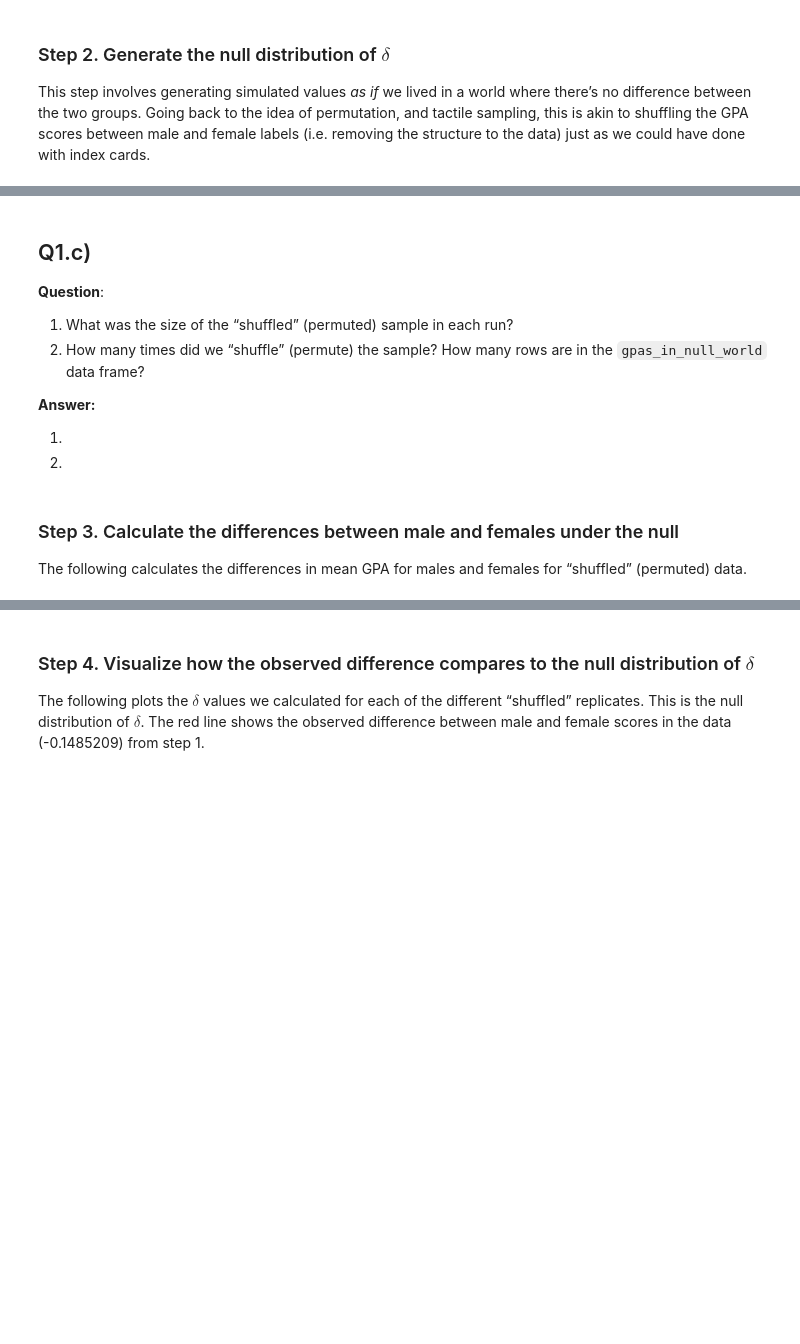
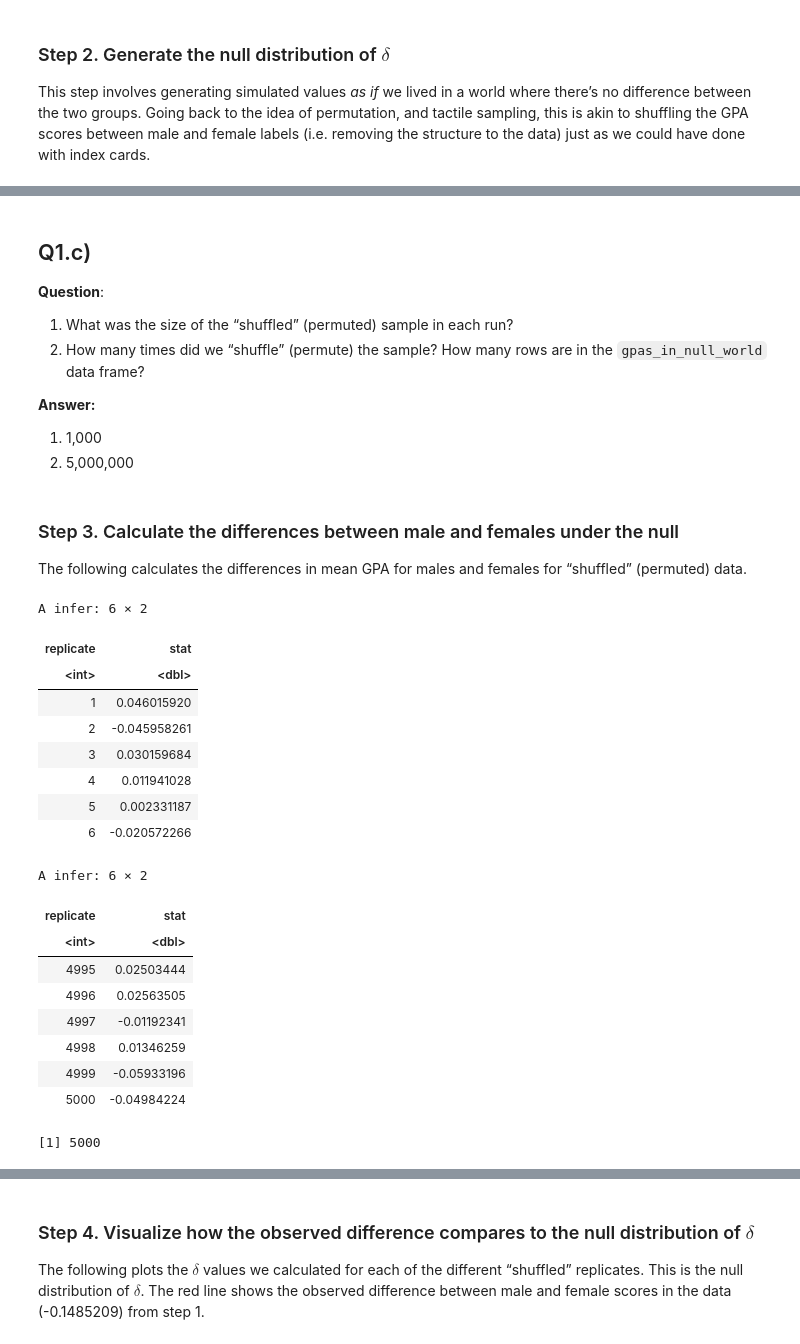
Before and after one commit to UNC-DATA-730/unit-9-assignment-setiadha-unc, a Jupyter notebook: agungsetiadha-assignment9.ipynb, the cells around one changed output, grey strips where cells are left out. Drawn from its saved outputs; the diff is of its cells as text; code cells hidden in the pictures; blank space fills up the shorter version.

```diff
--- a/agungsetiadha-assignment9.ipynb
+++ b/agungsetiadha-assignment9.ipynb
@@ -160,8 +175,8 @@ gpas_in_null_world |> head()
 
 **Answer:**
 
-1.
-2.
+1. 1,000
+2. 5,000,000
 # %% [markdown]
 ### Step 3. Calculate the differences between male and females under the null
 
@@ -170,9 +185,30 @@ females for “shuffled” (permuted) data.
 # %%
 gpa_diff_under_null = gpas_in_null_world |>
   calculate(stat = "diff in means", order = c("Female", "Male"))
 
-gpa_diff_under_null |>
-  head()
+gpa_diff_under_null |> head()
+gpa_diff_under_null |> tail()
+gpa_diff_under_null |> nrow()
+# %% [output]
+A infer: 6 × 2
+| replicate | stat |
+| <int> | <dbl> |
+| 1 | 0.046015920 |
+| 2 | -0.045958261 |
+| 3 | 0.030159684 |
+| 4 | 0.011941028 |
+| 5 | 0.002331187 |
+| 6 | -0.020572266 |
+A infer: 6 × 2
+| replicate | stat |
+| <int> | <dbl> |
+| 4995 | 0.02503444 |
+| 4996 | 0.02563505 |
+| 4997 | -0.01192341 |
+| 4998 | 0.01346259 |
+| 4999 | -0.05933196 |
+| 5000 | -0.04984224 |
+[1] 5000
 # %% [markdown]
 ## Q1.d)
 
```
Also changed, not shown: parts of 19 cells of this notebook.
